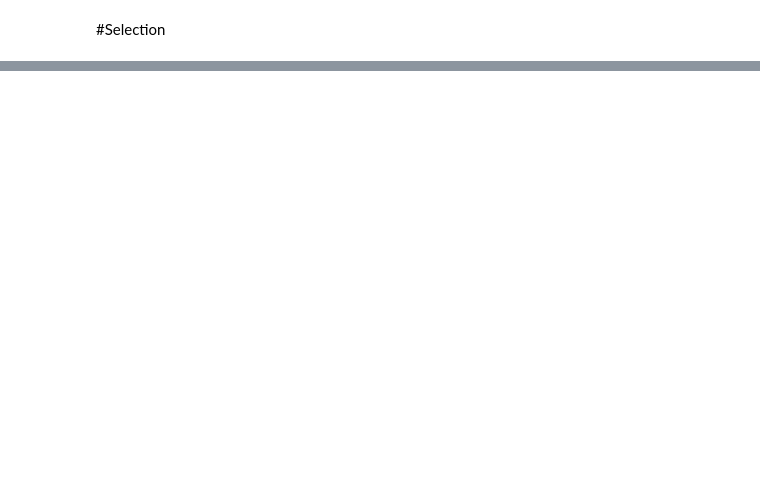
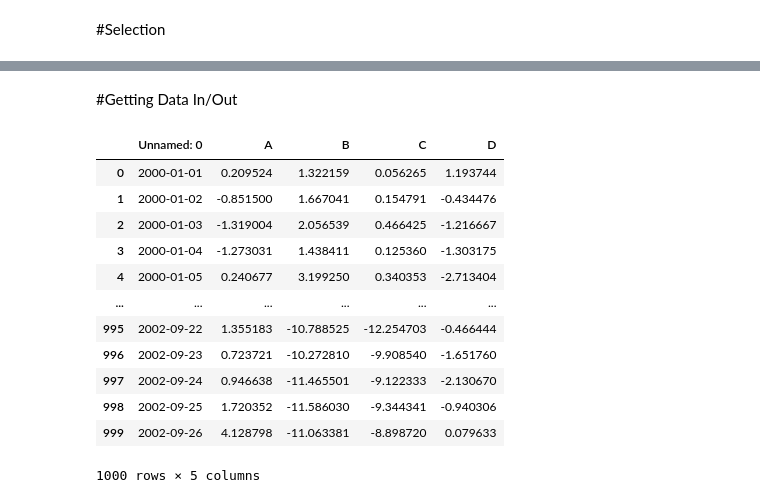
Before and after one commit to letsgo247/Deep-Learning-Study, a Jupyter notebook: Pandas_Archive.ipynb, the cells around one changed output, grey strips where cells are left out. Saved outputs shown, nothing was run; the diff lists cells and outputs as text; code cells hidden in the pictures; blank space fills up the shorter version.

```diff
--- a/Pandas_Archive.ipynb
+++ b/Pandas_Archive.ipynb
@@ -242,0 +517,2 @@ df.iloc[[1,2,4], [0,2]]
+# %% [markdown]
+#Getting Data In/Out
@@ -242,0 +521,16 @@ df.iloc[[1,2,4], [0,2]]
+# %%
+pd.read_csv('foo.csv')
+# %% [output]
+|  | Unnamed: 0 | A | B | C | D |
+| 0 | 2000-01-01 | 0.209524 | 1.322159 | 0.056265 | 1.193744 |
+| 1 | 2000-01-02 | -0.851500 | 1.667041 | 0.154791 | -0.434476 |
+| 2 | 2000-01-03 | -1.319004 | 2.056539 | 0.466425 | -1.216667 |
+| 3 | 2000-01-04 | -1.273031 | 1.438411 | 0.125360 | -1.303175 |
+| 4 | 2000-01-05 | 0.240677 | 3.199250 | 0.340353 | -2.713404 |
+| ... | ... | ... | ... | ... | ... |
+| 995 | 2002-09-22 | 1.355183 | -10.788525 | -12.254703 | -0.466444 |
+| 996 | 2002-09-23 | 0.723721 | -10.272810 | -9.908540 | -1.651760 |
+| 997 | 2002-09-24 | 0.946638 | -11.465501 | -9.122333 | -2.130670 |
+| 998 | 2002-09-25 | 1.720352 | -11.586030 | -9.344341 | -0.940306 |
+| 999 | 2002-09-26 | 4.128798 | -11.063381 | -8.898720 | 0.079633 |
+1000 rows × 5 columns
```
Also changed, not shown: parts of 90 cells of this notebook.
